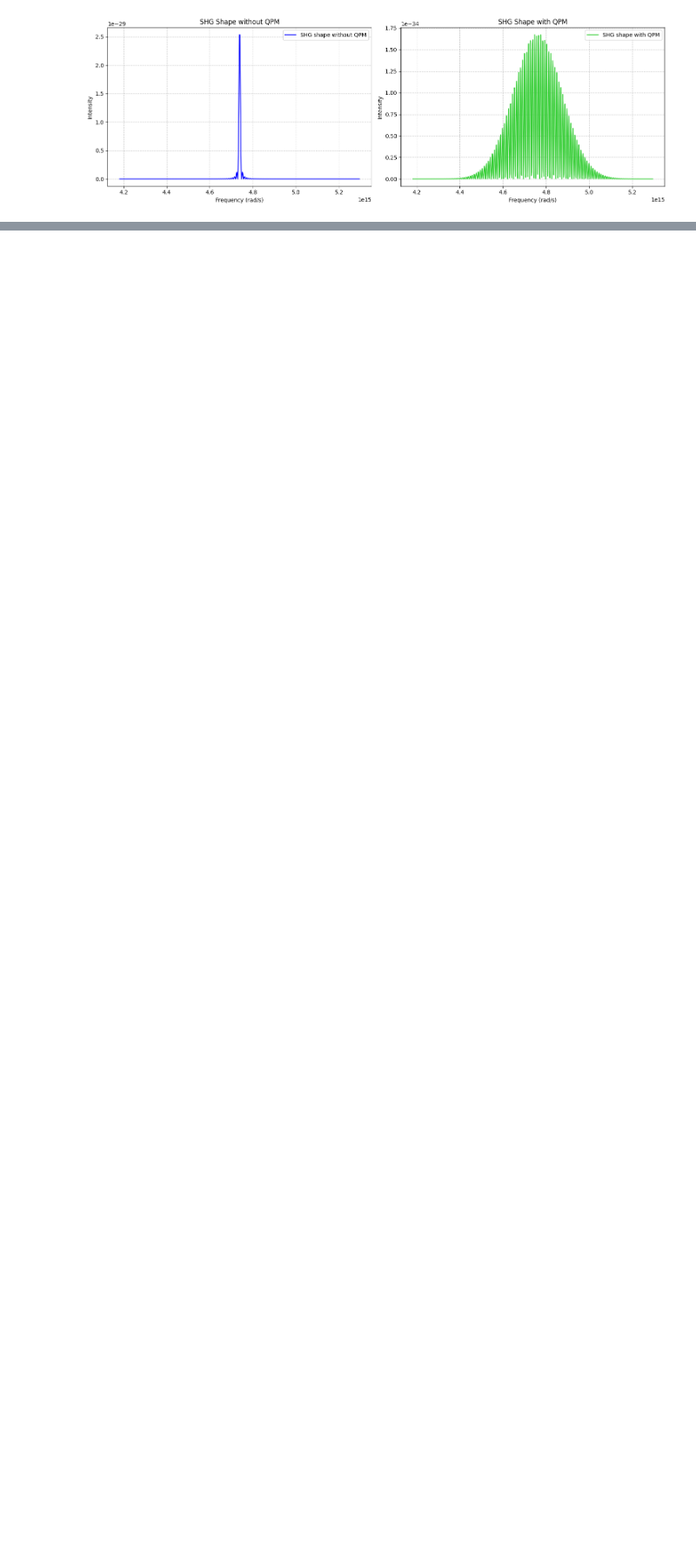
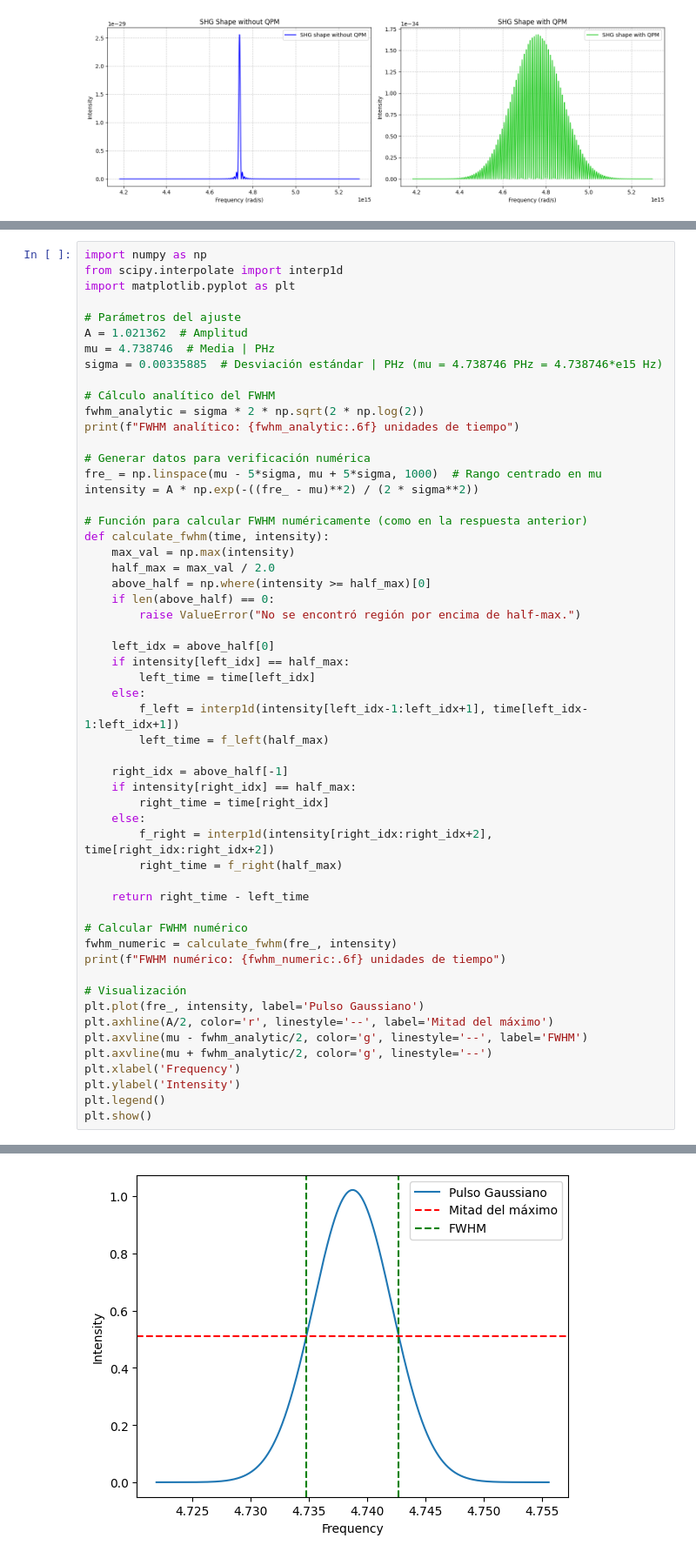
Before and after one commit to jusrojasrod/SHG-and-PDC-simulation, a Jupyter notebook: notebooks/simulaciones/Parametric_Down_Conversion.ipynb, the cells around one changed output, grey strips where cells are left out. Shown at 87% size. Saved outputs shown, nothing was run; the diff lists cells and outputs as text; blank space fills up the shorter version.

```diff
--- a/notebooks/simulaciones/Parametric_Down_Conversion.ipynb
+++ b/notebooks/simulaciones/Parametric_Down_Conversion.ipynb
@@ -120,0 +192,56 @@ plt.show()
+# %%
+import numpy as np
+from scipy.interpolate import interp1d
+import matplotlib.pyplot as plt
+
+# Parámetros del ajuste
+A = 1.021362  # Amplitud
+mu = 4.738746  # Media | PHz
+sigma = 0.00335885  # Desviación estándar | PHz (mu = 4.738746 PHz = 4.738746*e15 Hz)
+
+# Cálculo analítico del FWHM
+fwhm_analytic = sigma * 2 * np.sqrt(2 * np.log(2))
+print(f"FWHM analítico: {fwhm_analytic:.6f} unidades de tiempo")
+
+# Generar datos para verificación numérica
+fre_ = np.linspace(mu - 5*sigma, mu + 5*sigma, 1000)  # Rango centrado en mu
+intensity = A * np.exp(-((fre_ - mu)**2) / (2 * sigma**2))
+
+# Función para calcular FWHM numéricamente (como en la respuesta anterior)
+def calculate_fwhm(time, intensity):
+    max_val = np.max(intensity)
+    half_max = max_val / 2.0
+    above_half = np.where(intensity >= half_max)[0]
+    if len(above_half) == 0:
+        raise ValueError("No se encontró región por encima de half-max.")
+
+    left_idx = above_half[0]
+    if intensity[left_idx] == half_max:
+        left_time = time[left_idx]
+    else:
+        f_left = interp1d(intensity[left_idx-1:left_idx+1], time[left_idx-1:left_idx+1])
+        left_time = f_left(half_max)
+
+    right_idx = above_half[-1]
+    if intensity[right_idx] == half_max:
+        right_time = time[right_idx]
+    else:
+        f_right = interp1d(intensity[right_idx:right_idx+2], time[right_idx:right_idx+2])
+        right_time = f_right(half_max)
+
+    return right_time - left_time
+
+# Calcular FWHM numérico
+fwhm_numeric = calculate_fwhm(fre_, intensity)
+print(f"FWHM numérico: {fwhm_numeric:.6f} unidades de tiempo")
+
+# Visualización
+plt.plot(fre_, intensity, label='Pulso Gaussiano')
+plt.axhline(A/2, color='r', linestyle='--', label='Mitad del máximo')
+plt.axvline(mu - fwhm_analytic/2, color='g', linestyle='--', label='FWHM')
+plt.axvline(mu + fwhm_analytic/2, color='g', linestyle='--')
+plt.xlabel('Frequency')
+plt.ylabel('Intensity')
+plt.legend()
+plt.show()
+# %% [output]
@@ -120,0 +250 @@ plt.show()
+[figure, added]
```
Also changed, not shown: parts of 17 cells of this notebook, 1 other file.
